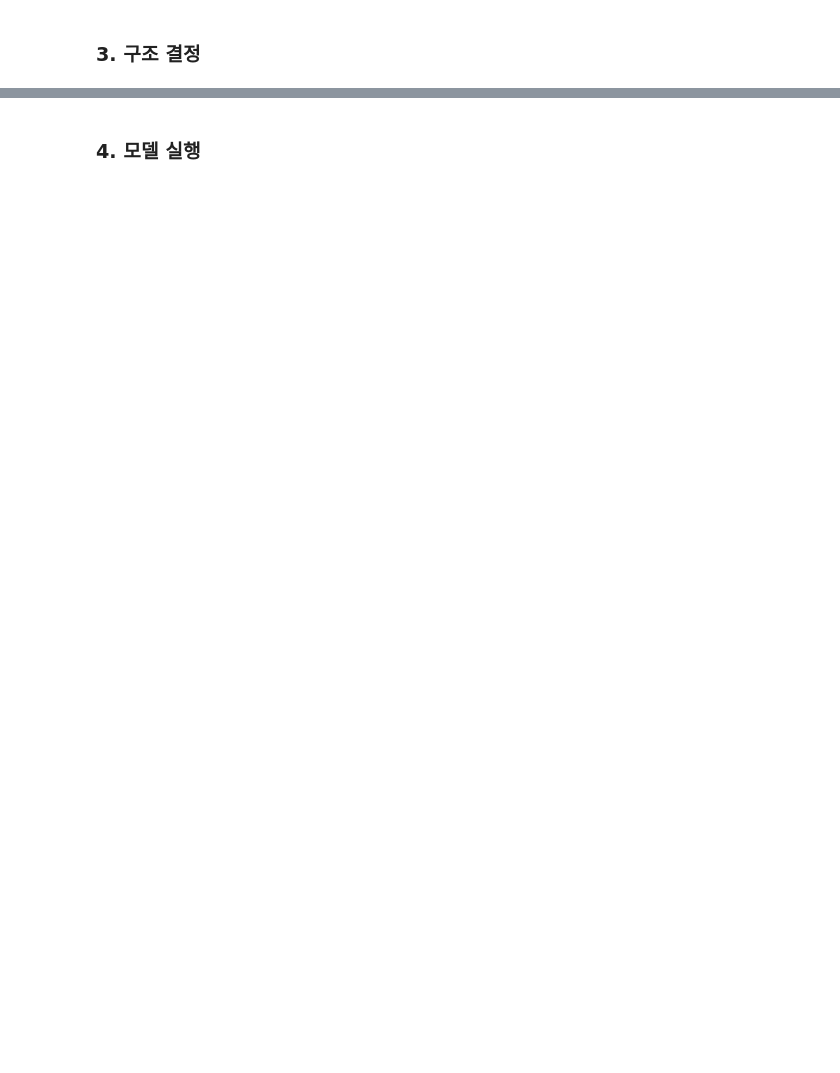
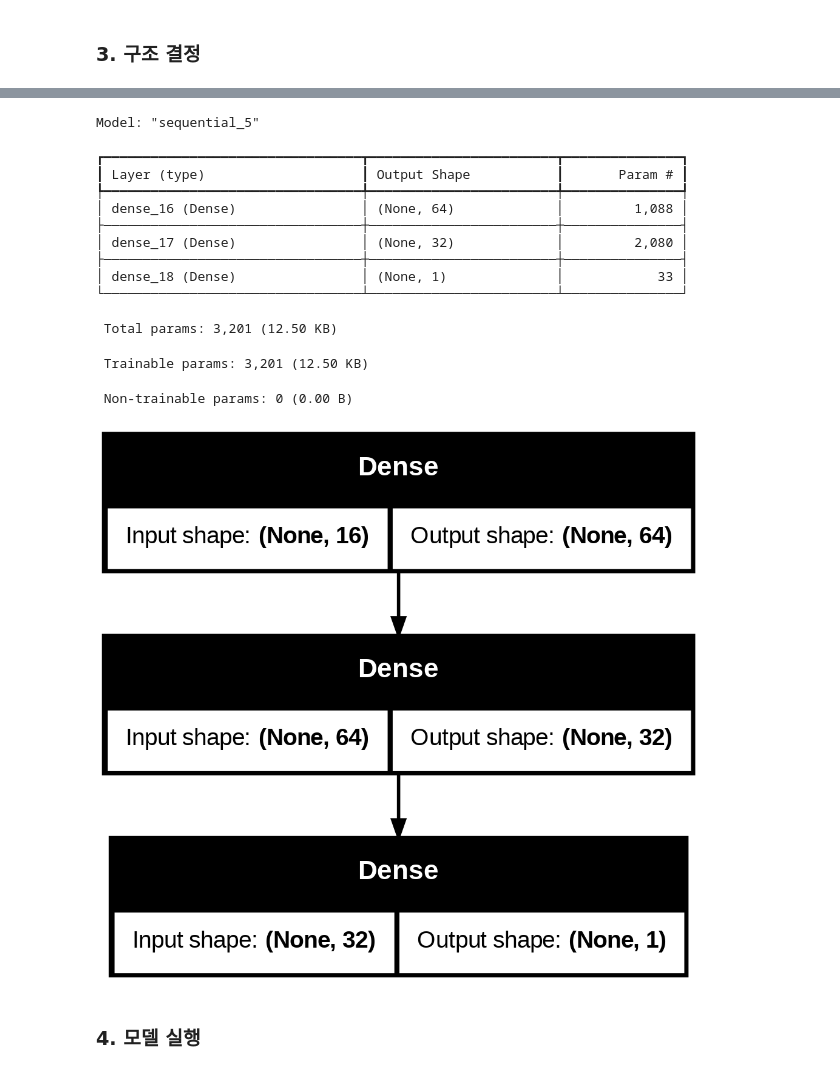
Before and after one commit to ljw-0108/deep-learning-practice, a Jupyter notebook: easy_deep_learning_principle.ipynb, the cells around one changed output, grey strips where cells are left out. Saved outputs shown, nothing was run; the diff lists cells and outputs as text; code cells hidden in the pictures; blank space fills up the shorter version.

```diff
--- a/easy_deep_learning_principle.ipynb
+++ b/easy_deep_learning_principle.ipynb
@@ -54,6 +66,30 @@ Model: "sequential"
  Trainable params: 541 (2.11 KB)
  Non-trainable params: 0 (0.00 B)
 [figure]
+# %%
+model2= Sequential()
+model2.add(Input(shape=(16,)))
+model2.add(Dense(64, activation='relu'))
+model2.add(Dense(32, activation='relu'))
+model2.add(Dense(1, activation= 'sigmoid'))
+
+model2.summary()
+plot_model(model2,show_shapes=True)
+# %% [output]
+Model: "sequential_5"
+┏━━━━━━━━━━━━━━━━━━━━━━━━━━━━━━━━━┳━━━━━━━━━━━━━━━━━━━━━━━━┳━━━━━━━━━━━━━━━┓
+┃ Layer (type)                    ┃ Output Shape           ┃       Param # ┃
+┡━━━━━━━━━━━━━━━━━━━━━━━━━━━━━━━━━╇━━━━━━━━━━━━━━━━━━━━━━━━╇━━━━━━━━━━━━━━━┩
+│ dense_16 (Dense)                │ (None, 64)             │         1,088 │
+├─────────────────────────────────┼────────────────────────┼───────────────┤
+│ dense_17 (Dense)                │ (None, 32)             │         2,080 │
+├─────────────────────────────────┼────────────────────────┼───────────────┤
+│ dense_18 (Dense)                │ (None, 1)              │            33 │
+└─────────────────────────────────┴────────────────────────┴───────────────┘
+ Total params: 3,201 (12.50 KB)
+ Trainable params: 3,201 (12.50 KB)
+ Non-trainable params: 0 (0.00 B)
+[figure, added]
 # %% [markdown]
 ### 4. 모델 실행
 # %%
```
Also changed, not shown: parts of 9 cells of this notebook.
